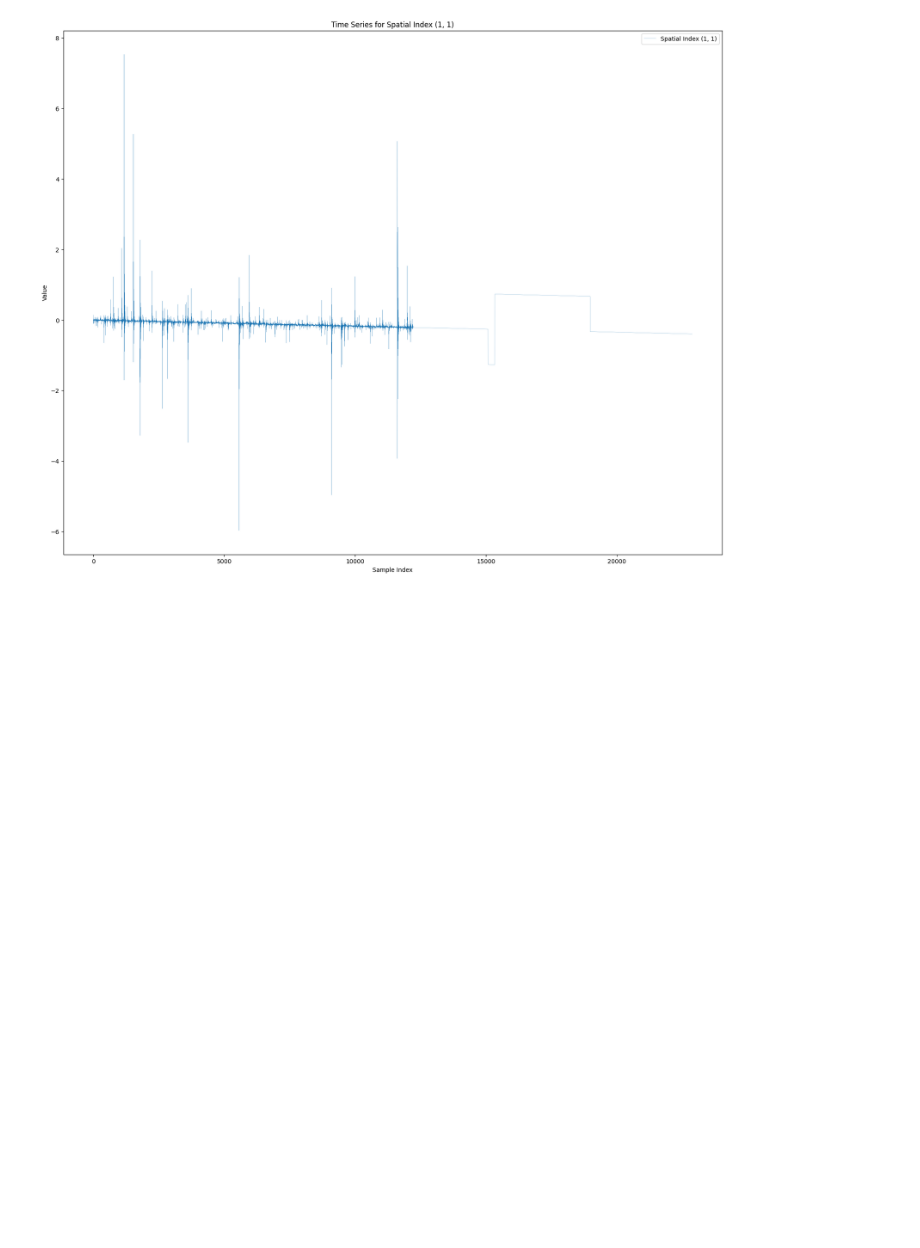
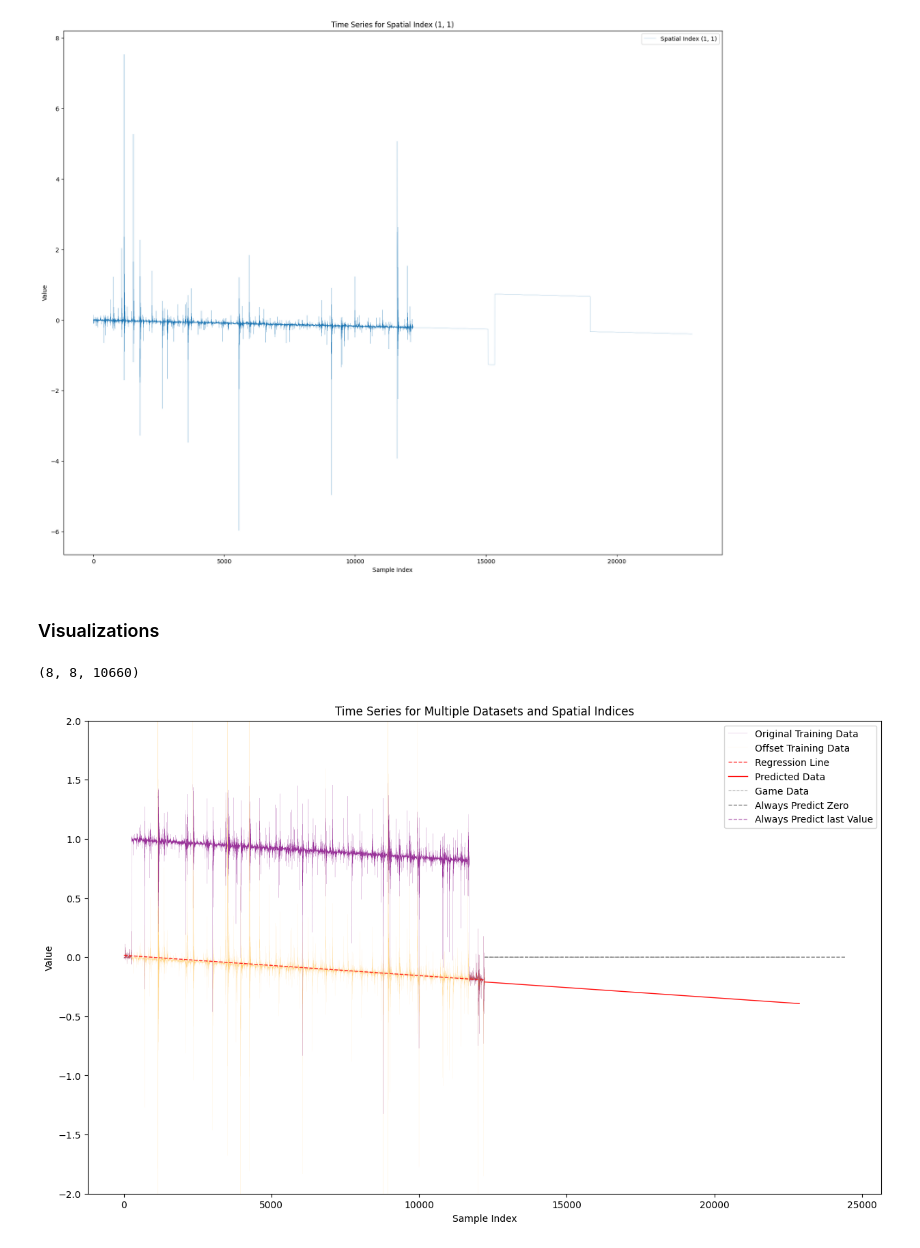
Before and after one commit to juergenstumpf01/KDDM2, a Jupyter notebook: submission_v2.ipynb, the cells around one changed output. Saved outputs shown, nothing was run; the diff lists cells and outputs as text; code cells hidden in the pictures; blank space fills up the shorter version.

Commit message:
visualization updates

```diff
--- a/submission_v2.ipynb
+++ b/submission_v2.ipynb
@@ -421,3 +421,75 @@ total_data = np.concatenate((clean_data, improvedpred), axis=2)
 plot_time_series((1,1), total_data)
 # %% [output]
 [figure]
+# %% [markdown]
+### Visualizations
+# %%
+# Calculate the mean for each of the 64 values over the last 100 instances
+means_last_100 = np.mean(data_without_oultier_simple[:, :, -100:], axis=2)
+
+# Create a new 8x8x10660 array filled with the calculated means
+last_values = np.tile(means_last_100[:, :, np.newaxis], (1, 1, 10660))
+last_values.shape
+# %% [output]
+(8, 8, 10660)
+# %%
+import matplotlib.pyplot as plt
+
+def plot_time_series_multi(spatial_indices, data_without_oultier_simple, clean_data, cleaned_data,total_data, pred_, last_values):
+    plt.figure(figsize=(15, 9))  # Set the figure size
+
+    time_series = data_without_oultier_simple[spatial_indices[0], spatial_indices[1], :]
+
+    if data_without_oultier_simple is not None:
+        time_series1 = data_without_oultier_simple[spatial_indices[0], spatial_indices[1], :]
+        plt.plot(range(1, data_without_oultier_simple.shape[2] + 1), time_series1, label='Original Training Data', color='Purple', alpha=0.8, linewidth=0.1)
+
+
+    time_series2 = clean_data[spatial_indices[0], spatial_indices[1], :]
+    plt.plot(range(1, clean_data.shape[2] + 1), time_series2, label='Offset Training Data', color='orange', alpha=0.6, linewidth=0.05)
+
+
+    linear_funciton = get_linear_funciton(cleaned_data,spatial_indices)
+    slope, intercept = linear_funciton
+    x_values = range(1, data_without_oultier_simple.shape[2] + 1)
+    y_values = [slope * x + intercept for x in x_values]
+    plt.plot(x_values, y_values, label='Regression Line', color='red', linestyle='--', alpha = 0.8, linewidth=1)
+
+
+    # time_series4 = data_set4[spatial_indices[0], spatial_indices[1], :]
+    # plt.plot(range(1, data_set4.shape[2] + 1), time_series4, label='Dataset 2', color='green', alpha=0.45, linewidth=0.2)
+
+    # predictions
+    start_index = 12220
+    total_slice = total_data[:, :, start_index:]
+    plt.plot(range(start_index, start_index + total_slice.shape[2]), total_slice[spatial_indices[0], spatial_indices[1], :].flatten(), label='Predicted Data', color='red', alpha=0.95, linewidth=1)
+
+    #game data
+    start_index = 12220
+    pred_slice = pred_[:, :, start_index - 12220:]
+    pred_flattened = pred_slice[spatial_indices[0], spatial_indices[1], :].flatten()
+    plt.plot(range(start_index, start_index + len(pred_flattened)), pred_flattened, label='Game Data', color='grey', alpha=0.7, linewidth=0.8, linestyle='--')
+
+
+    #always predict 0
+    zero_array = np.zeros((8, 8, 12220), dtype=float)
+    plt.plot(range(start_index, start_index + zero_array.shape[2]), zero_array[spatial_indices[0], spatial_indices[1], :].flatten(), label='Always Predict Zero', color='gray', linestyle='--', linewidth=1)
+
+    #last values
+    plt.plot(range(start_index, start_index + last_values.shape[2]), last_values[spatial_indices[0], spatial_indices[1], :].flatten(), label='Always Predict last Value', color='purple', linestyle='--', linewidth=1, alpha = 0.4)
+
+    plt.xlabel('Sample Index')
+    plt.ylabel('Value')
+    plt.title('Time Series for Multiple Datasets and Spatial Indices')
+    plt.legend()
+    plt.ylim(-2, 2)  # Set the y-axis limits
+    plt.show()
+
+# Example usage:
+# Assuming data_set1 and clean_data are your datasets
+# and (4, 3) is your spatial index
+
+
+plot_time_series_multi((4,4), data_without_oultier_simple, clean_data, cleaned_data, total_data, pred_, last_values )
+# %% [output]
+[figure, added]
```
Also changed, not shown: parts of 3 cells of this notebook.
